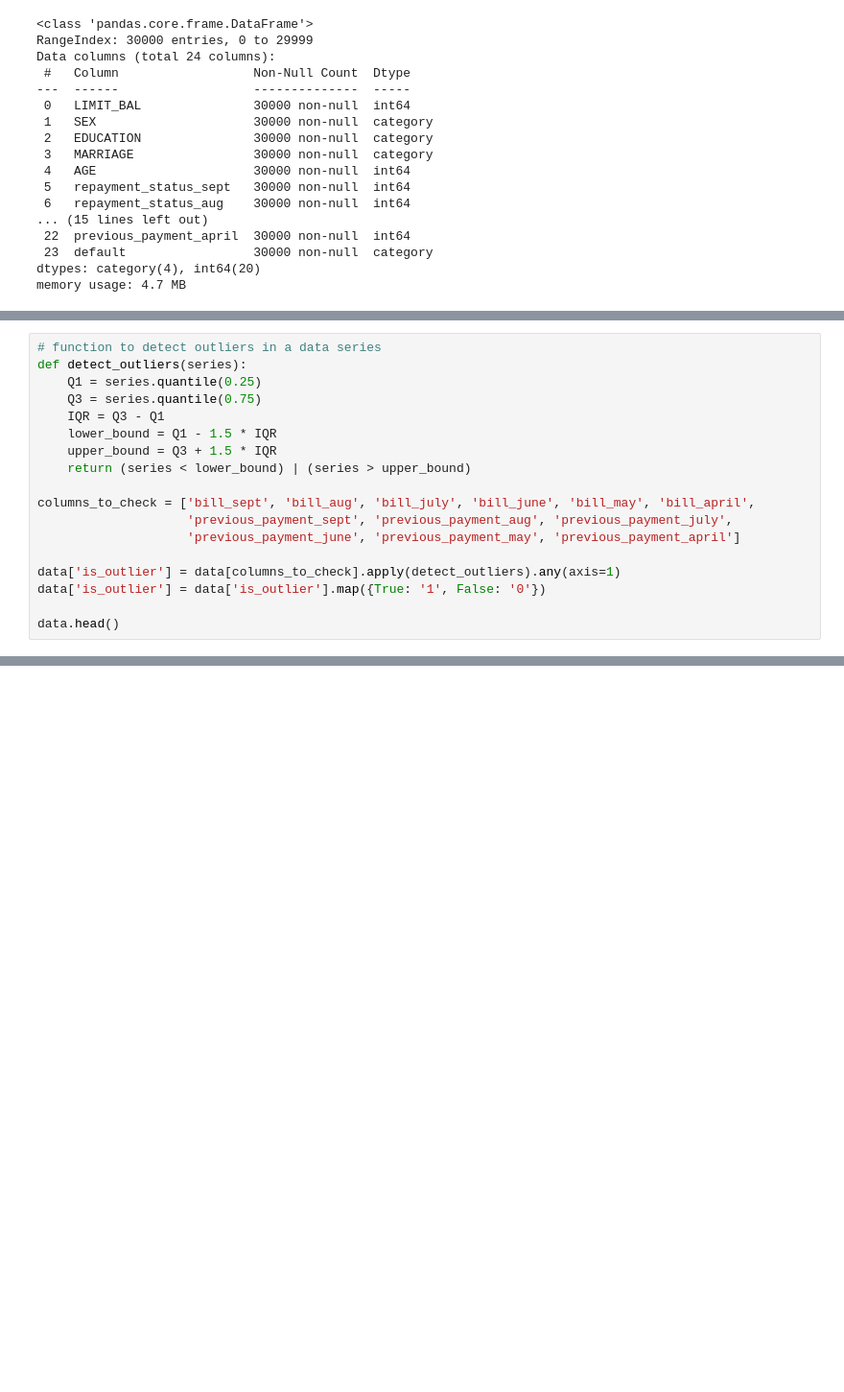
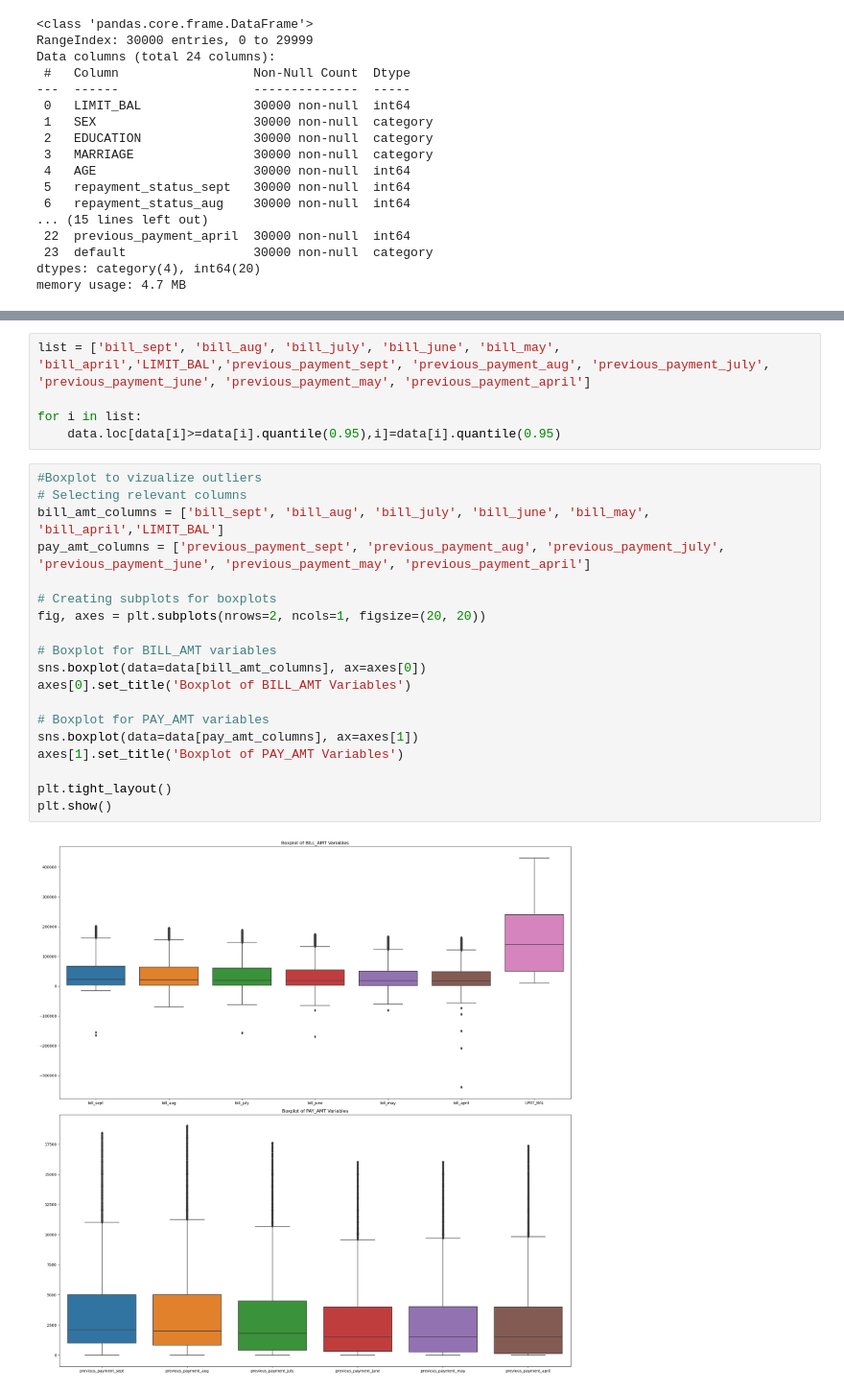
Before and after one commit to leoadkn/Springboard-Capstone-2, a Jupyter notebook: Data wrangling capstone #2.ipynb, the cells around one changed output, grey strips where cells are left out. Shown: that part at 96% size. Saved outputs shown, nothing was run; the diff lists cells and outputs as text; blank space fills up the shorter version.

```diff
--- a/Data wrangling capstone #2.ipynb
+++ b/Data wrangling capstone #2.ipynb
@@ -227,18 +228,0 @@ plt.show()
-# %%
-# function to detect outliers in a data series
-def detect_outliers(series):
-    Q1 = series.quantile(0.25)
-    Q3 = series.quantile(0.75)
-    IQR = Q3 - Q1
-    lower_bound = Q1 - 1.5 * IQR
-    upper_bound = Q3 + 1.5 * IQR
-    return (series < lower_bound) | (series > upper_bound)
-
-columns_to_check = ['bill_sept', 'bill_aug', 'bill_july', 'bill_june', 'bill_may', 'bill_april',
-                    'previous_payment_sept', 'previous_payment_aug', 'previous_payment_july',
-                    'previous_payment_june', 'previous_payment_may', 'previous_payment_april']
-
-data['is_outlier'] = data[columns_to_check].apply(detect_outliers).any(axis=1)
-data['is_outlier'] = data['is_outlier'].map({True: '1', False: '0'})
-
-data.head()
@@ -265,3 +241,29 @@ data.head()
+# %%
+list = ['bill_sept', 'bill_aug', 'bill_july', 'bill_june', 'bill_may', 'bill_april','LIMIT_BAL','previous_payment_sept', 'previous_payment_aug', 'previous_payment_july', 'previous_payment_june', 'previous_payment_may', 'previous_payment_april']
+
+for i in list:
+    data.loc[data[i]>=data[i].quantile(0.95),i]=data[i].quantile(0.95)
+# %%
+#Boxplot to vizualize outliers
+# Selecting relevant columns
+bill_amt_columns = ['bill_sept', 'bill_aug', 'bill_july', 'bill_june', 'bill_may', 'bill_april','LIMIT_BAL']
+pay_amt_columns = ['previous_payment_sept', 'previous_payment_aug', 'previous_payment_july', 'previous_payment_june', 'previous_payment_may', 'previous_payment_april']
+
+# Creating subplots for boxplots
+fig, axes = plt.subplots(nrows=2, ncols=1, figsize=(20, 20))
+
+# Boxplot for BILL_AMT variables
+sns.boxplot(data=data[bill_amt_columns], ax=axes[0])
+axes[0].set_title('Boxplot of BILL_AMT Variables')
+
+# Boxplot for PAY_AMT variables
+sns.boxplot(data=data[pay_amt_columns], ax=axes[1])
+axes[1].set_title('Boxplot of PAY_AMT Variables')
+
+plt.tight_layout()
+plt.show()
+# %% [output]
+[figure, added]
 # %%
 data.shape
 # %% [output]
```
Also changed, not shown: parts of 8 cells of this notebook.
